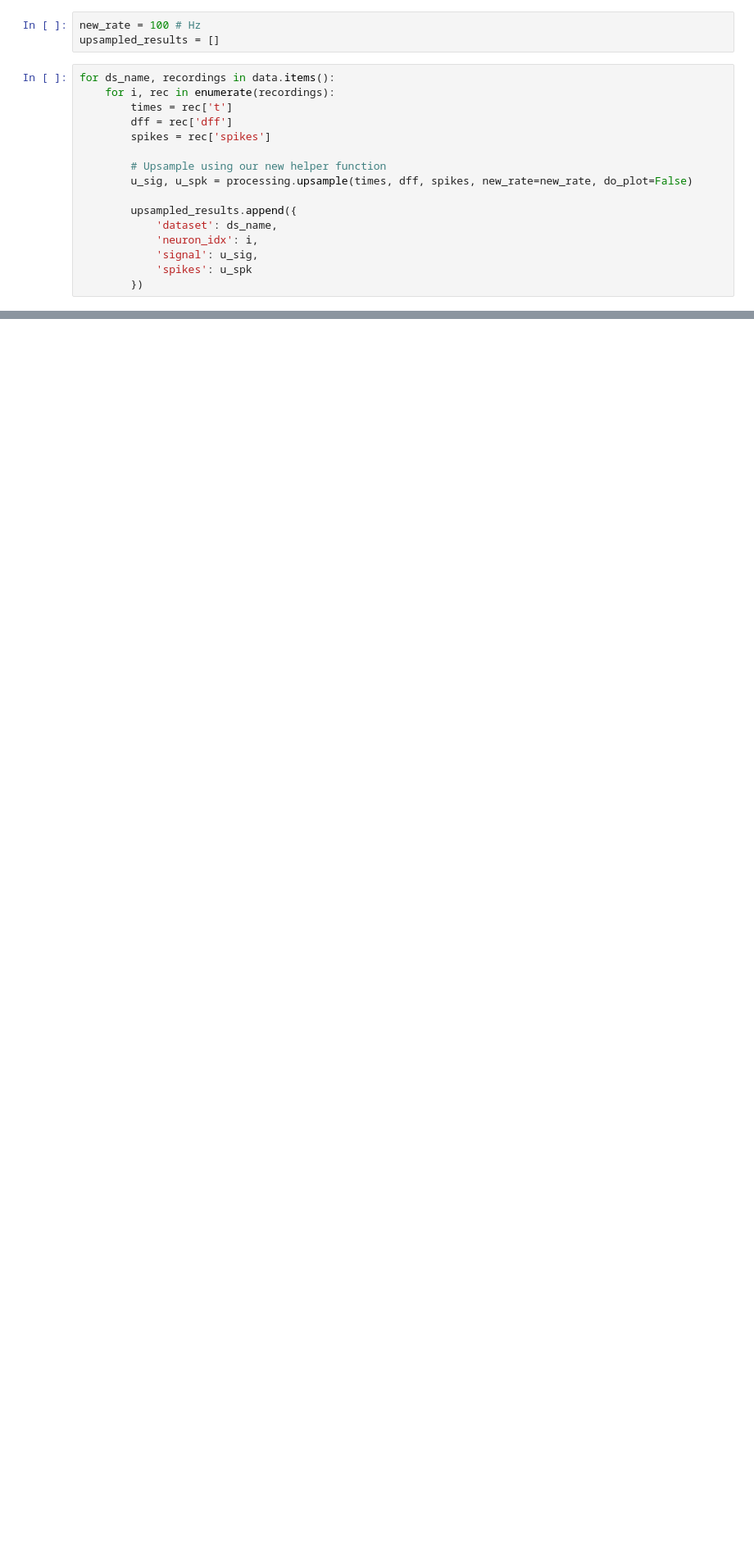
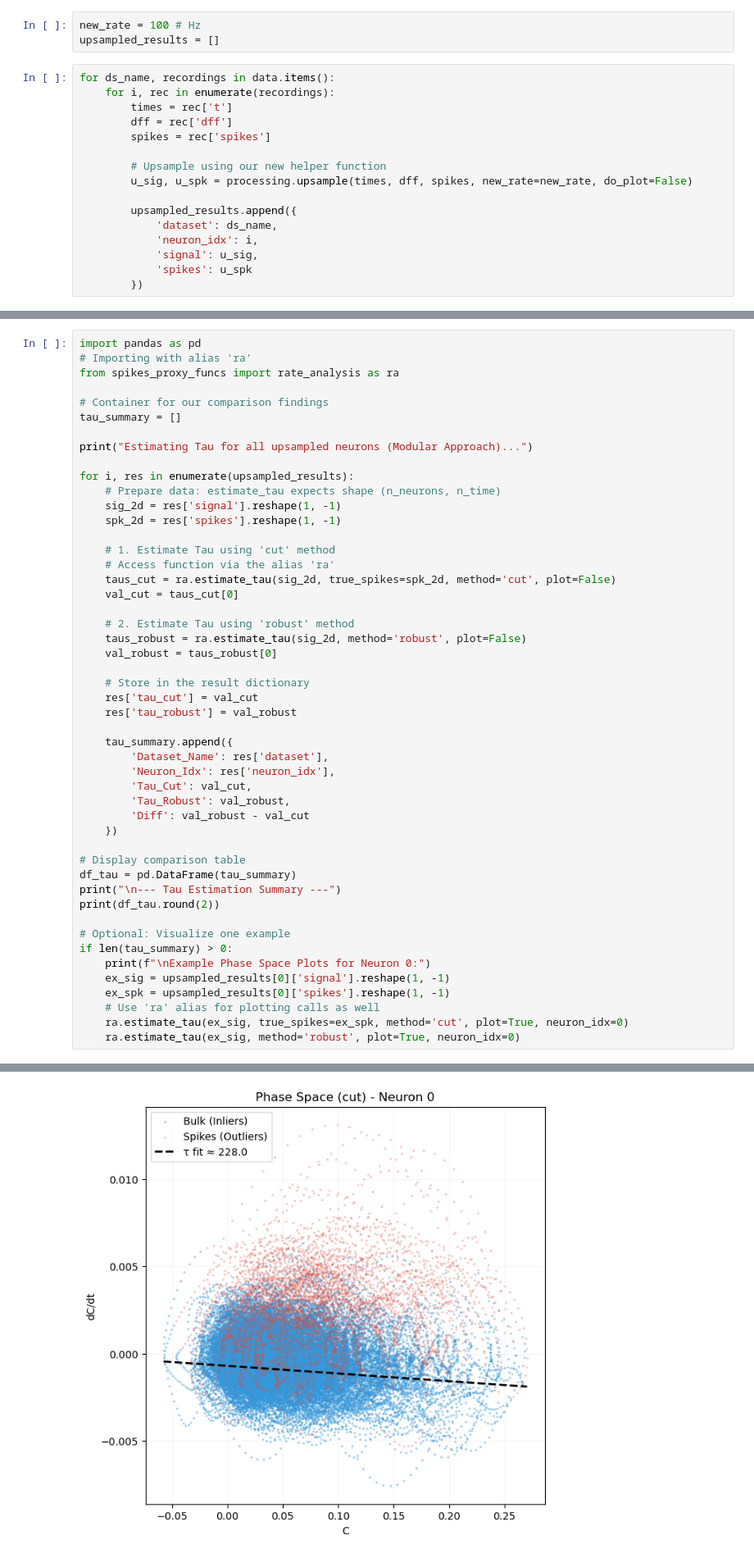
Before and after one commit to mjoudy/Cascade, a Jupyter notebook: nature_review_datasets.ipynb, the cells around one changed output, grey strips where cells are left out. Shown at 82% size. Drawn from its saved outputs; the diff is of its cells as text; blank space fills up the shorter version.

```diff
--- a/nature_review_datasets.ipynb
+++ b/nature_review_datasets.ipynb
@@ -49,0 +192,50 @@ plt.show()
+# %%
+import pandas as pd
+# Importing with alias 'ra'
+from spikes_proxy_funcs import rate_analysis as ra
+
+# Container for our comparison findings
+tau_summary = []
+
+print("Estimating Tau for all upsampled neurons (Modular Approach)...")
+
+for i, res in enumerate(upsampled_results):
+    # Prepare data: estimate_tau expects shape (n_neurons, n_time)
+    sig_2d = res['signal'].reshape(1, -1)
+    spk_2d = res['spikes'].reshape(1, -1)
+
+    # 1. Estimate Tau using 'cut' method
+    # Access function via the alias 'ra'
+    taus_cut = ra.estimate_tau(sig_2d, true_spikes=spk_2d, method='cut', plot=False)
+    val_cut = taus_cut[0]
+
+    # 2. Estimate Tau using 'robust' method
+    taus_robust = ra.estimate_tau(sig_2d, method='robust', plot=False)
+    val_robust = taus_robust[0]
+
+    # Store in the result dictionary
+    res['tau_cut'] = val_cut
+    res['tau_robust'] = val_robust
+
+    tau_summary.append({
+        'Dataset_Name': res['dataset'],
+        'Neuron_Idx': res['neuron_idx'],
+        'Tau_Cut': val_cut,
+        'Tau_Robust': val_robust,
+        'Diff': val_robust - val_cut
+    })
+
+# Display comparison table
+df_tau = pd.DataFrame(tau_summary)
+print("\n--- Tau Estimation Summary ---")
+print(df_tau.round(2))
+
+# Optional: Visualize one example
+if len(tau_summary) > 0:
+    print(f"\nExample Phase Space Plots for Neuron 0:")
+    ex_sig = upsampled_results[0]['signal'].reshape(1, -1)
+    ex_spk = upsampled_results[0]['spikes'].reshape(1, -1)
+    # Use 'ra' alias for plotting calls as well
+    ra.estimate_tau(ex_sig, true_spikes=ex_spk, method='cut', plot=True, neuron_idx=0)
+    ra.estimate_tau(ex_sig, method='robust', plot=True, neuron_idx=0)
+# %% [output]
@@ -49,0 +259 @@ plt.show()
+[figure, added]
```
Also changed, not shown: parts of 7 cells of this notebook, 7 other files.
